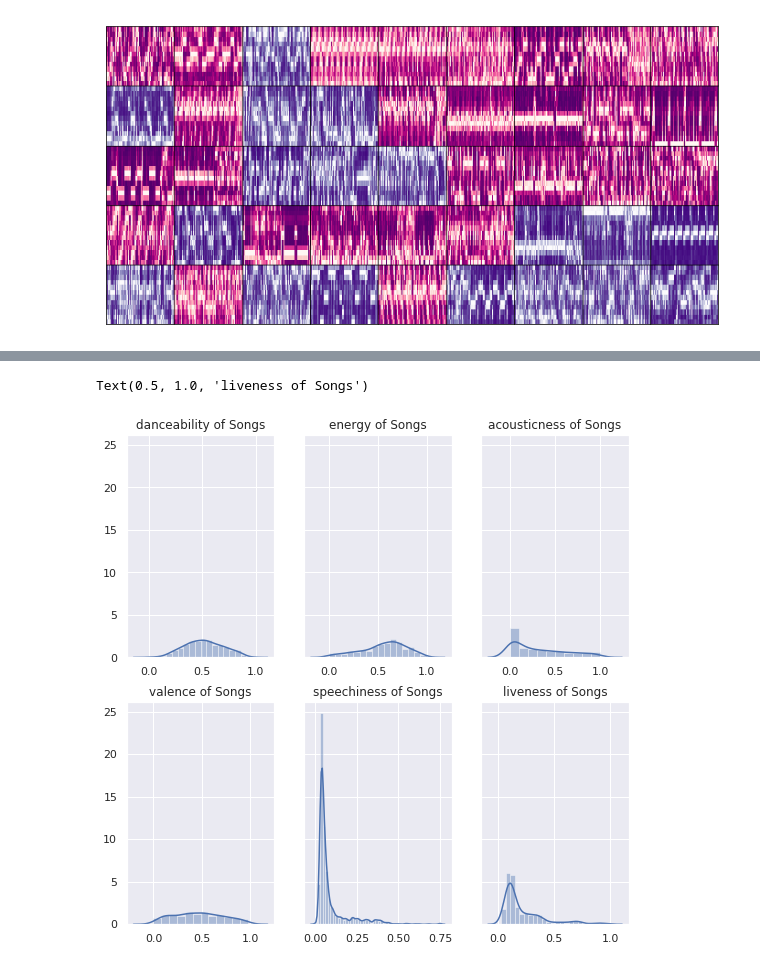
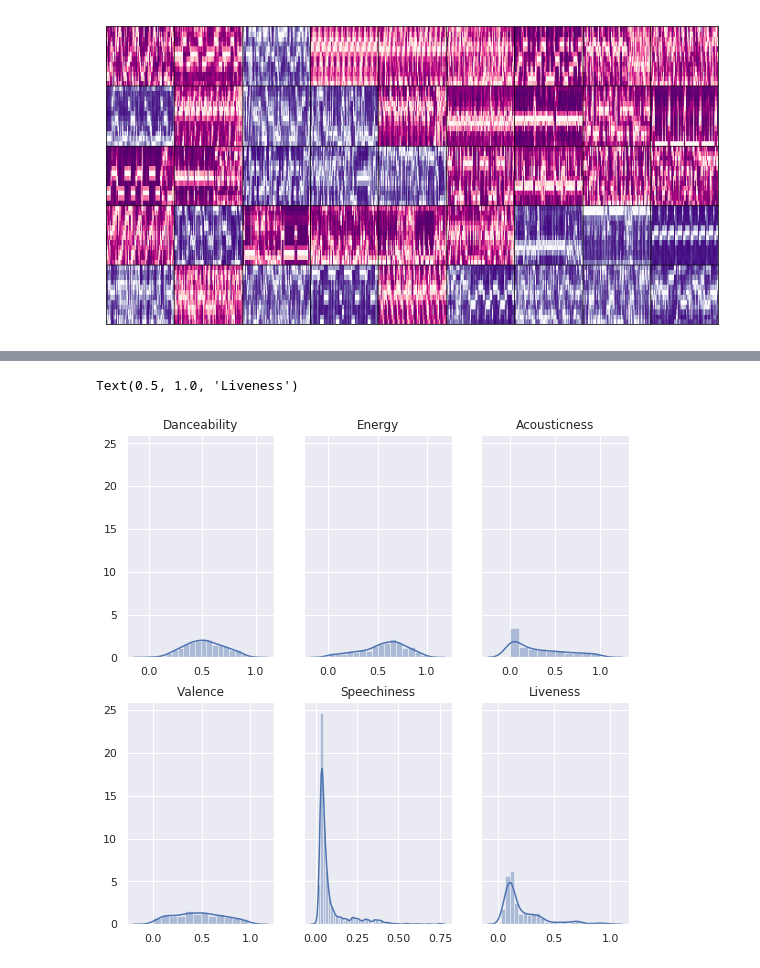
Before and after one commit to aguilarearle/spotifyAnalysis, a Jupyter notebook: Exploratory Data Analysis-Spotify.ipynb, the cells around one changed output, grey strips where cells are left out. Drawn from its saved outputs; the diff is of its cells as text; code cells hidden in the pictures.

```diff
--- a/Exploratory Data Analysis-Spotify.ipynb
+++ b/Exploratory Data Analysis-Spotify.ipynb
@@ -13,3 +11,5 @@ TOKEN = 'BQA7nn9uD-gSRA8Mt5bLTIIGjP5qzypIFuYhNrXnww1dtNEaiPTRyKI2UqzbsRyfZDj1h2M
+# %%
+TOKEN = 'BQDaidc7-fYDCmHyvoyMlo5SqJ7l9NWBLzSigjoXrIKIgFPFPp-8Vk6p8y3rD9ZyMjX7CisAA3F52snCXSLLlniYrcQYB99ov1eOFFaak9h_lLlDHTo0TLB5WigUbL2Iwd1zPCONfrolnqP34JmSh4C2FsJMk0Do239AtnB7RnQWG5E_'
 # %% [markdown]
 You can checkout all the [API endpoints](https://developer.spotify.com/documentation/web-api/reference-beta/) and see all Spotify has to offer.
 
@@ -376,41 +437,41 @@ liveness = []
 for song_id in song_features_by_id:
     d = song_features_by_id[song_id]['danceability']
     e = song_features_by_id[song_id]['energy']
     a = song_features_by_id[song_id]['acousticness']
     v = song_features_by_id[song_id]['valence']
     s = song_features_by_id[song_id]['speechiness']
     l = song_features_by_id[song_id]['liveness']
     speechiness.append(s)
     valence.append(v)
     acousticness.append(a)
     energy.append(e)
     danceability.append(d)
     liveness.append(l)
 
 sns.set(color_codes=True)
 f, axes = plt.subplots(2, 3, figsize=(9,9), sharey=True)
 
 
 ax = sns.distplot(danceability, ax=axes[0,0])
-ax.set_title("danceability of Songs")
+ax.set_title("Danceability")
 
 ax = sns.distplot(energy, ax=axes[0,1])
-ax.set_title("energy of Songs")
+ax.set_title("Energy")
 
 ax = sns.distplot(acousticness, ax=axes[0,2])
-ax.set_title("acousticness of Songs")
+ax.set_title("Acousticness")
 
 ax = sns.distplot(valence, ax=axes[1,0])
-ax.set_title("valence of Songs")
+ax.set_title("Valence")
 
 ax = sns.distplot(speechiness, ax=axes[1,1])
-ax.set_title("speechiness of Songs")
+ax.set_title("Speechiness")
 
 ax = sns.distplot(liveness, ax=axes[1,2])
-ax.set_title("liveness of Songs")
+ax.set_title("Liveness")
 # %% [output]
-Text(0.5, 1.0, 'liveness of Songs')
+Text(0.5, 1.0, 'Liveness')
-[figure, old version]
+[figure, new version]
 # %%
 import pandas as pd
 
```
Also changed, not shown: parts of 37 cells of this notebook, 2 other files.
